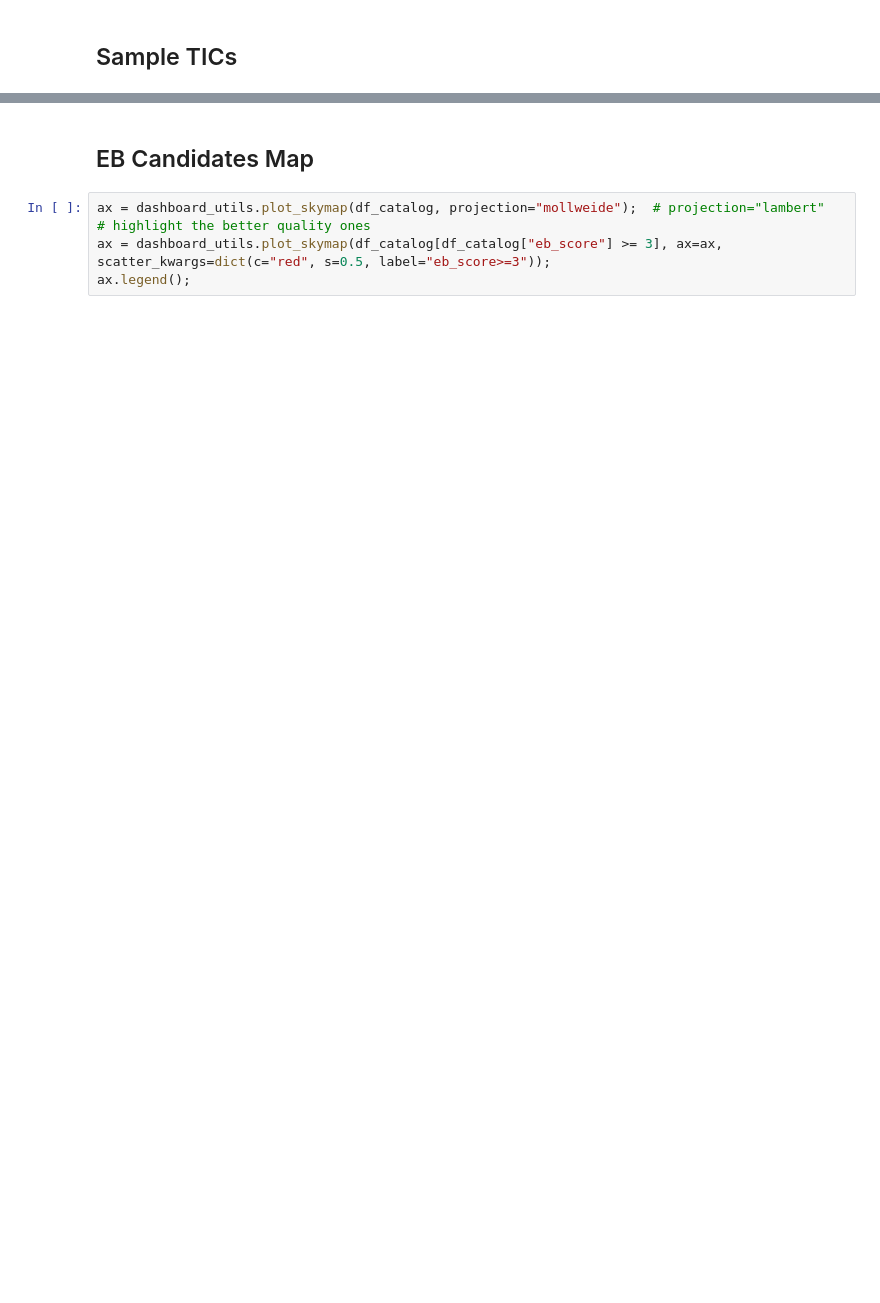
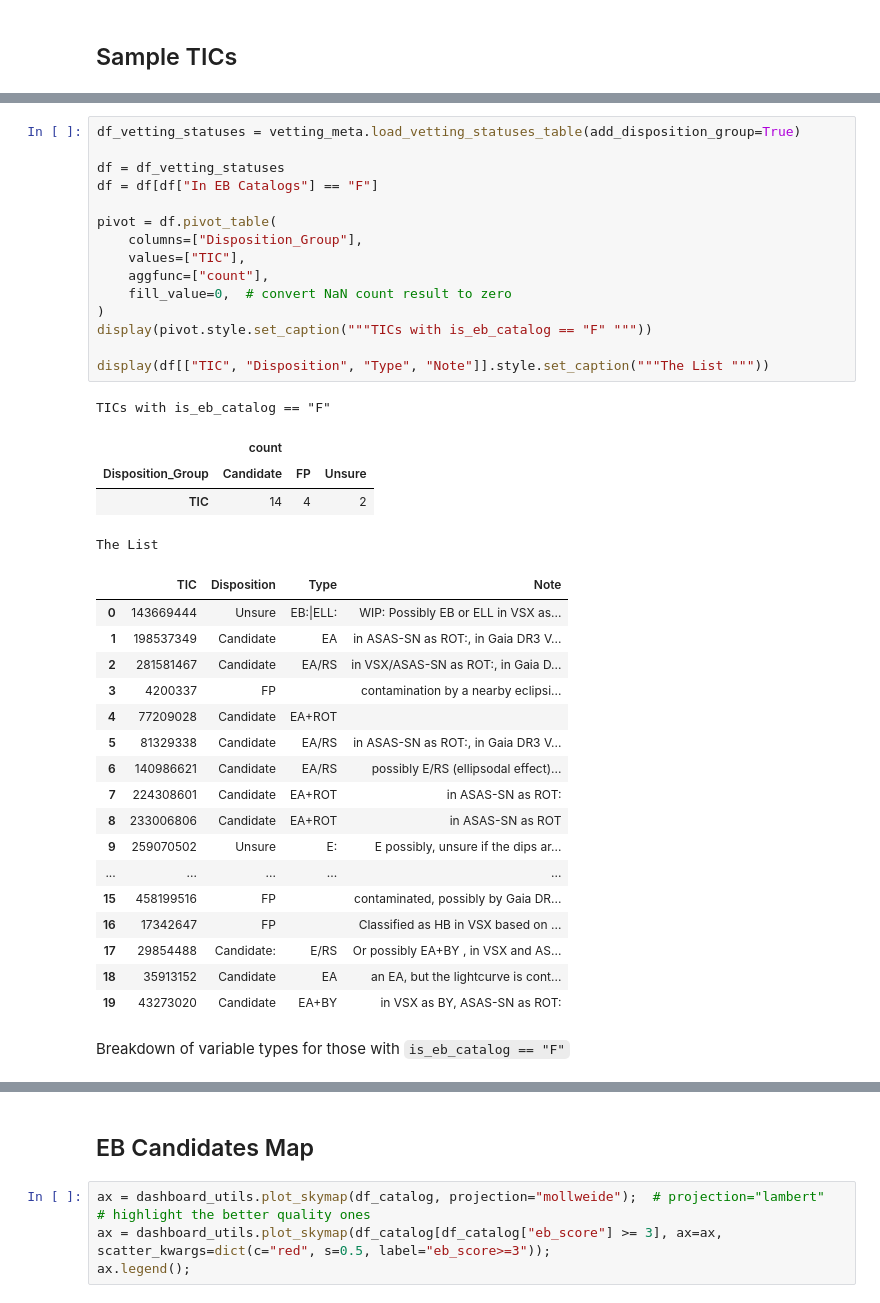
Before and after one commit to orionlee/pht_eb_stats2, a Jupyter notebook: src/dashboard.ipynb, the cells around one changed output, grey strips where cells are left out. Cells and saved outputs as stored; diff of their text form; blank space fills up the shorter version.

Commit message:
dashboard: prelim veting result of those not as EB in VSX, ASAS-SN or SIMBAD

```diff
--- a/src/dashboard.ipynb
+++ b/src/dashboard.ipynb
@@ -149,2 +156,42 @@ GridBox(children=(Output(layout=Layout(border='1px dotted gray')), Output(layout
+# %%
+df_vetting_statuses = vetting_meta.load_vetting_statuses_table(add_disposition_group=True)
+
+df = df_vetting_statuses
+df = df[df["In EB Catalogs"] == "F"]
+
+pivot = df.pivot_table(
+    columns=["Disposition_Group"],
+    values=["TIC"],
+    aggfunc=["count"],
+    fill_value=0,  # convert NaN count result to zero
+)
+display(pivot.style.set_caption("""TICs with is_eb_catalog == "F" """))
+
+display(df[["TIC", "Disposition", "Type", "Note"]].style.set_caption("""The List """))
+# %% [output]
+TICs with is_eb_catalog == "F"
+|  | count |  |  |
+| Disposition_Group | Candidate | FP | Unsure |
+| TIC | 14 | 4 | 2 |
+The List
+|  | TIC | Disposition | Type | Note |
+| 0 | 143669444 | Unsure | EB:|ELL: | WIP: Possibly EB or ELL in VSX as... |
+| 1 | 198537349 | Candidate | EA | in ASAS-SN as ROT:, in Gaia DR3 V... |
+| 2 | 281581467 | Candidate | EA/RS | in VSX/ASAS-SN as ROT:, in Gaia D... |
+| 3 | 4200337 | FP |  | contamination by a nearby eclipsi... |
+| 4 | 77209028 | Candidate | EA+ROT |  |
+| 5 | 81329338 | Candidate | EA/RS | in ASAS-SN as ROT:, in Gaia DR3 V... |
+| 6 | 140986621 | Candidate | EA/RS | possibly E/RS (ellipsodal effect)... |
+| 7 | 224308601 | Candidate | EA+ROT | in ASAS-SN as ROT: |
+| 8 | 233006806 | Candidate | EA+ROT | in ASAS-SN as ROT |
+| 9 | 259070502 | Unsure | E: | E possibly, unsure if the dips ar... |
+| ... | ... | ... | ... | ... |
+| 15 | 458199516 | FP |  | contaminated, possibly by Gaia DR... |
+| 16 | 17342647 | FP |  | Classified as HB in VSX based on ... |
+| 17 | 29854488 | Candidate: | E/RS | Or possibly EA+BY , in VSX and AS... |
+| 18 | 35913152 | Candidate | EA | an EA, but the lightcurve is cont... |
+| 19 | 43273020 | Candidate | EA+BY | in VSX as BY, ASAS-SN as ROT: |
+# %% [markdown]
+Breakdown of variable types for those with `is_eb_catalog == "F"`
 # %%
 df = df_catalog
```
Also changed, not shown: parts of 12 cells of this notebook.
